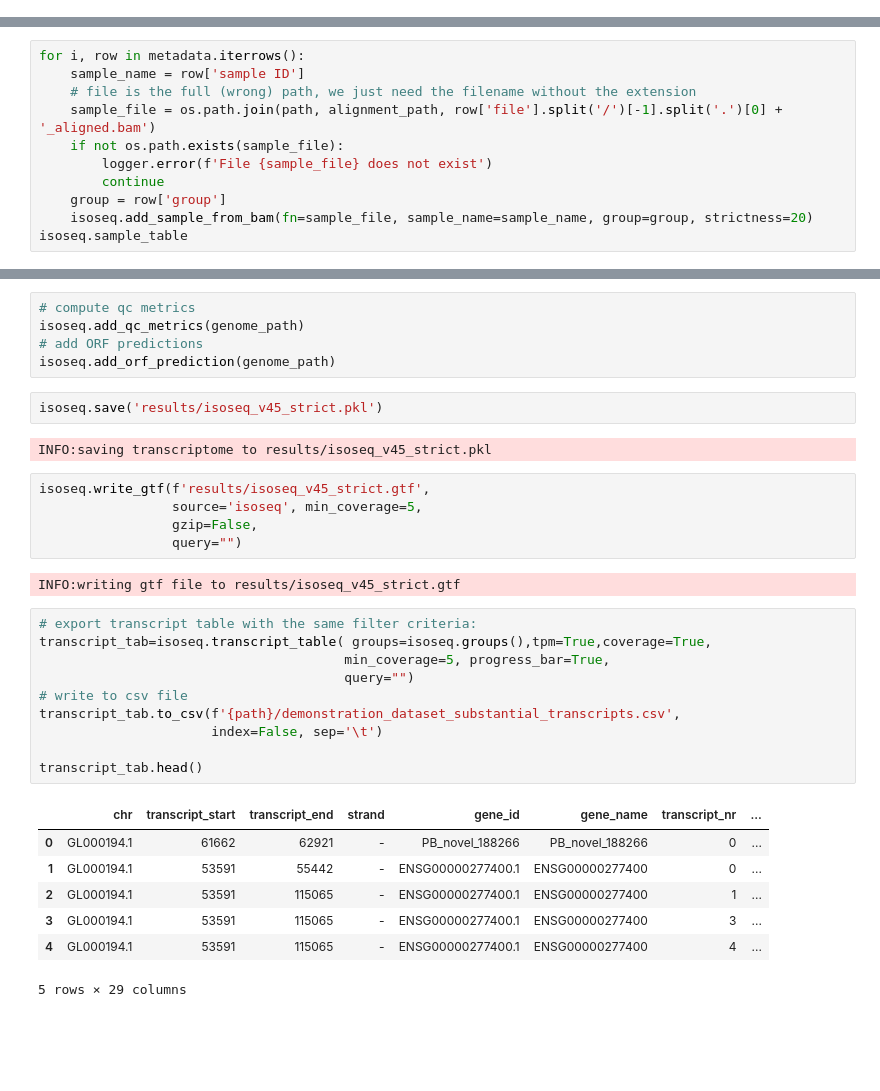
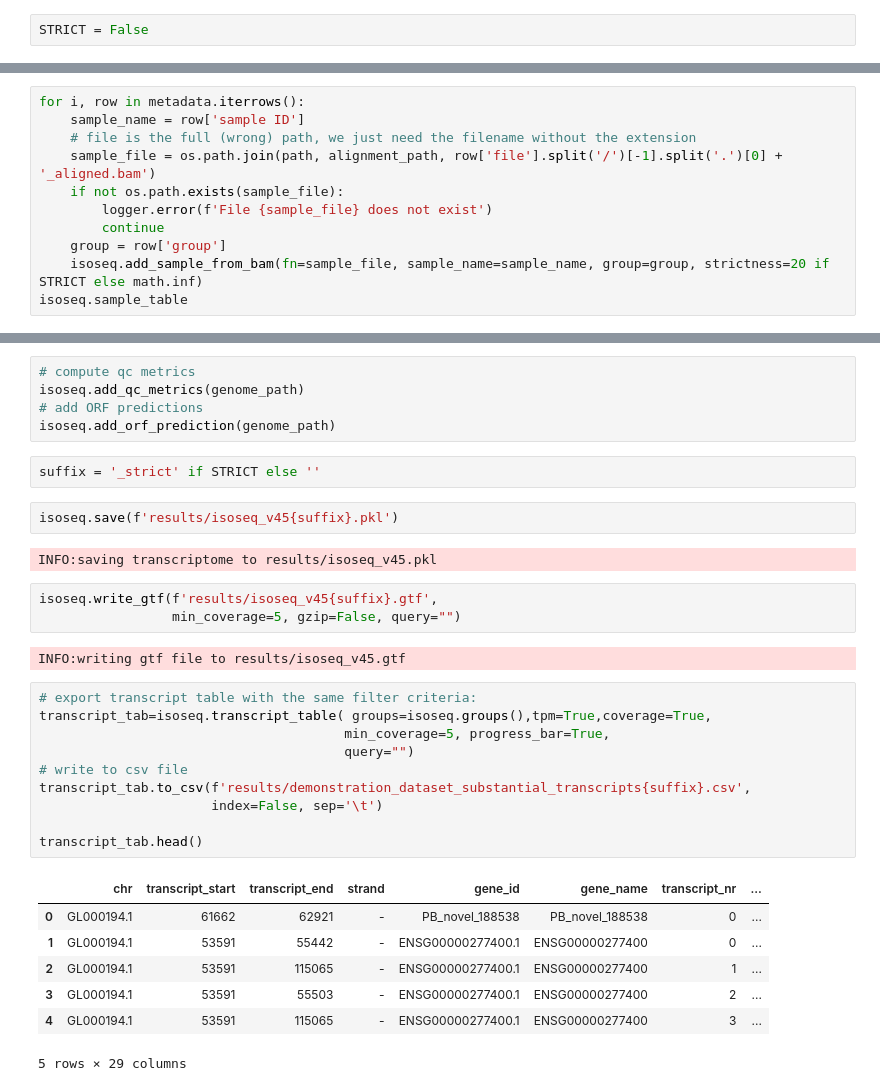
Before and after one commit to IceFreez3r/master-thesis, a Jupyter notebook: notebooks/IsoTools_create.ipynb, the cells around one changed output, grey strips where cells are left out. Cells and saved outputs as stored; diff of their text form; blank space fills up the shorter version.

```diff
--- a/notebooks/IsoTools.ipynb
+++ b/notebooks/IsoTools_create.ipynb
@@ -10,3 +7,5 @@ sys.path.append('/home/lankenau/isotools/src')
+# %%
+STRICT = False
 # %%
 import pandas as pd
 import matplotlib.pyplot as plt
@@ -64,7 +64,7 @@ for i, row in metadata.iterrows():
         logger.error(f'File {sample_file} does not exist')
         continue
     group = row['group']
-    isoseq.add_sample_from_bam(fn=sample_file, sample_name=sample_name, group=group, strictness=20)
+    isoseq.add_sample_from_bam(fn=sample_file, sample_name=sample_name, group=group, strictness=20 if STRICT else math.inf)
 isoseq.sample_table
 # %% [output]
 INFO:adding sample ENCSR700EBI from file /project/hfa_work/ENCODE/data/alignment_v45/ENCFF144KHH_aligned.bam
@@ -106,32 +106,32 @@ INFO:imported 1337027 nonchimeric reads (including  2934 chained chimeric alignm
 isoseq.add_qc_metrics(genome_path)
 # add ORF predictions
 isoseq.add_orf_prediction(genome_path)
+# %%
+suffix = '_strict' if STRICT else ''
 # %%
-isoseq.save('results/isoseq_v45_strict.pkl')
+isoseq.save(f'results/isoseq_v45{suffix}.pkl')
 # %% [output]
-INFO:saving transcriptome to results/isoseq_v45_strict.pkl
+INFO:saving transcriptome to results/isoseq_v45.pkl
 # %%
-isoseq.write_gtf(f'results/isoseq_v45_strict.gtf',
-                 source='isoseq', min_coverage=5,
-                 gzip=False,
-                 query="")
+isoseq.write_gtf(f'results/isoseq_v45{suffix}.gtf',
+                 min_coverage=5, gzip=False, query="")
 # %% [output]
-INFO:writing gtf file to results/isoseq_v45_strict.gtf
+INFO:writing gtf file to results/isoseq_v45.gtf
 # %%
 # export transcript table with the same filter criteria:
 transcript_tab=isoseq.transcript_table( groups=isoseq.groups(),tpm=True,coverage=True,
                                        min_coverage=5, progress_bar=True,
                                        query="")
 # write to csv file
-transcript_tab.to_csv(f'{path}/demonstration_dataset_substantial_transcripts.csv',
+transcript_tab.to_csv(f'results/demonstration_dataset_substantial_transcripts{suffix}.csv',
                       index=False, sep='\t')
 
 transcript_tab.head()
 # %% [output]
 |  | chr | transcript_start | transcript_end | strand | gene_id | gene_name | transcript_nr | ... |
-| 0 | GL000194.1 | 61662 | 62921 | - | PB_novel_188266 | PB_novel_188266 | 0 | ... |
+| 0 | GL000194.1 | 61662 | 62921 | - | PB_novel_188538 | PB_novel_188538 | 0 | ... |
 | 1 | GL000194.1 | 53591 | 55442 | - | ENSG00000277400.1 | ENSG00000277400 | 0 | ... |
 | 2 | GL000194.1 | 53591 | 115065 | - | ENSG00000277400.1 | ENSG00000277400 | 1 | ... |
-| 3 | GL000194.1 | 53591 | 115065 | - | ENSG00000277400.1 | ENSG00000277400 | 3 | ... |
-| 4 | GL000194.1 | 53591 | 115065 | - | ENSG00000277400.1 | ENSG00000277400 | 4 | ... |
+| 3 | GL000194.1 | 53591 | 55503 | - | ENSG00000277400.1 | ENSG00000277400 | 2 | ... |
+| 4 | GL000194.1 | 53591 | 115065 | - | ENSG00000277400.1 | ENSG00000277400 | 3 | ... |
 5 rows × 29 columns
```
Also changed, not shown: parts of 3 cells of this notebook, 1 other file.
